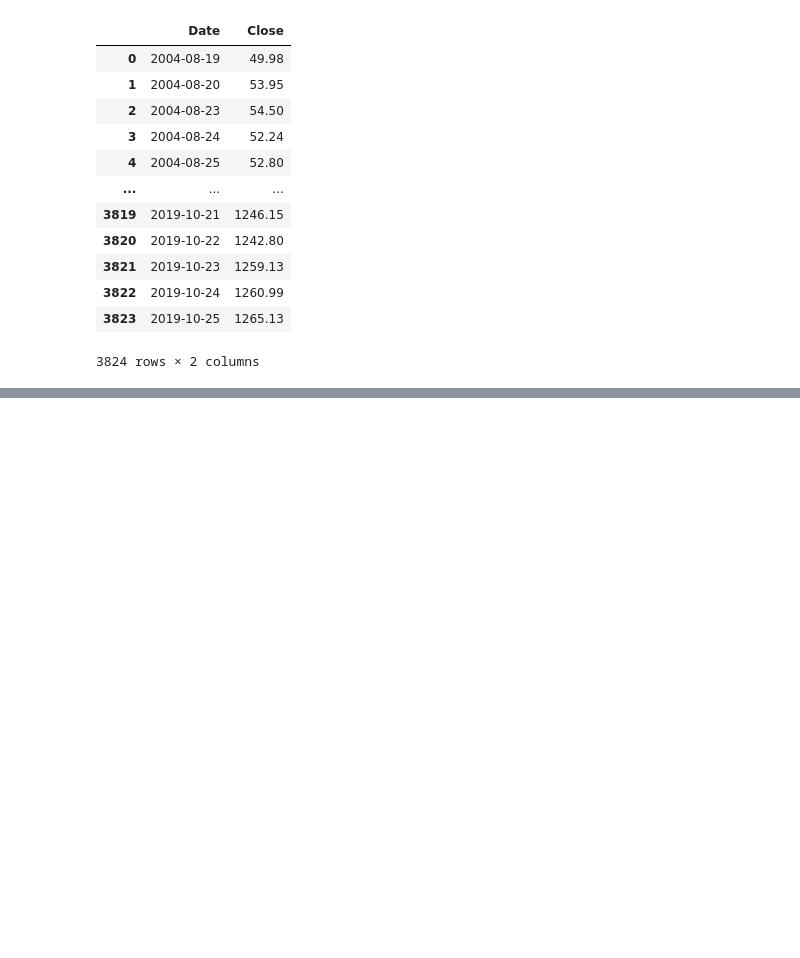
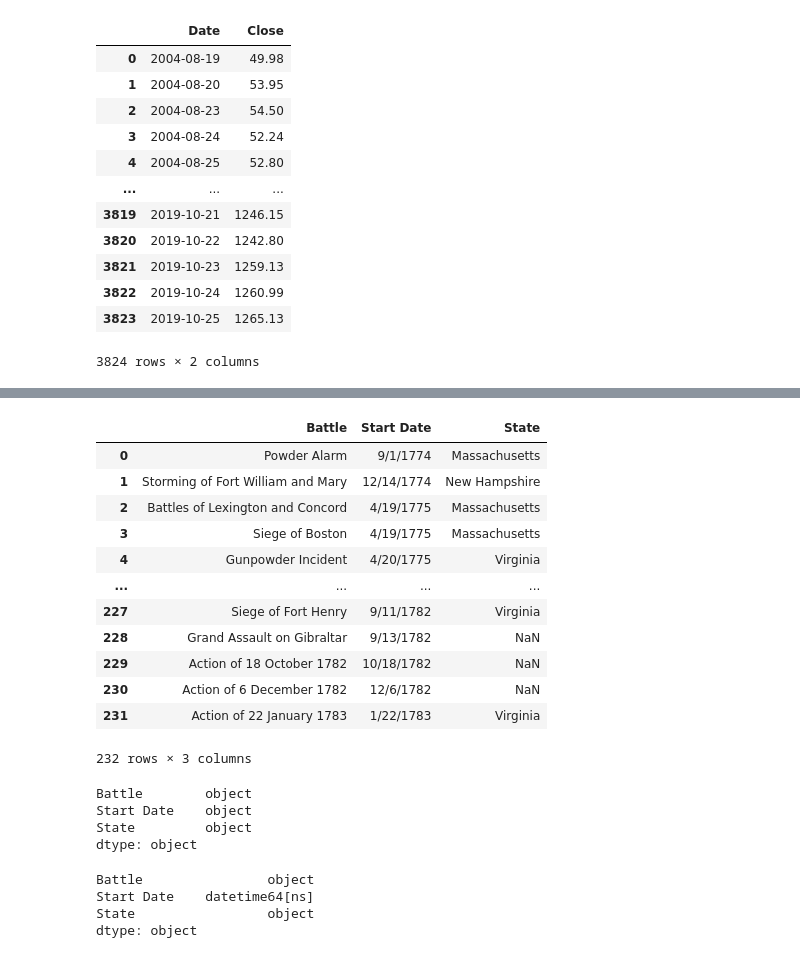
Before and after one commit to aayeshav/program, a Jupyter notebook: 003_Series_object_method.ipynb, the cells around one changed output, grey strips where cells are left out. Cells and saved outputs as stored; diff of their text form; code cells hidden in the pictures; blank space fills up the shorter version.

```diff
--- a/003_Series_object_method.ipynb
+++ b/003_Series_object_method.ipynb
@@ -77,0 +132,30 @@ pd.read_csv("google_stocks.csv",parse_dates=['Date'])
+# %%
+pd.read_csv("revolutionary_war.csv")
+# %% [output]
+|  | Battle | Start Date | State |
+| 0 | Powder Alarm | 9/1/1774 | Massachusetts |
+| 1 | Storming of Fort William and Mary | 12/14/1774 | New Hampshire |
+| 2 | Battles of Lexington and Concord | 4/19/1775 | Massachusetts |
+| 3 | Siege of Boston | 4/19/1775 | Massachusetts |
+| 4 | Gunpowder Incident | 4/20/1775 | Virginia |
+| ... | ... | ... | ... |
+| 227 | Siege of Fort Henry | 9/11/1782 | Virginia |
+| 228 | Grand Assault on Gibraltar | 9/13/1782 | NaN |
+| 229 | Action of 18 October 1782 | 10/18/1782 | NaN |
+| 230 | Action of 6 December 1782 | 12/6/1782 | NaN |
+| 231 | Action of 22 January 1783 | 1/22/1783 | Virginia |
+232 rows × 3 columns
+# %%
+pd.read_csv("revolutionary_war.csv").dtypes
+# %% [output]
+Battle        object
+Start Date    object
+State         object
+dtype: object
+# %%
+pd.read_csv("revolutionary_war.csv",parse_dates=["Start Date"]).dtypes
+# %% [output]
+Battle                object
+Start Date    datetime64[ns]
+State                 object
+dtype: object
```
Also changed, not shown: parts of 39 cells of this notebook.
